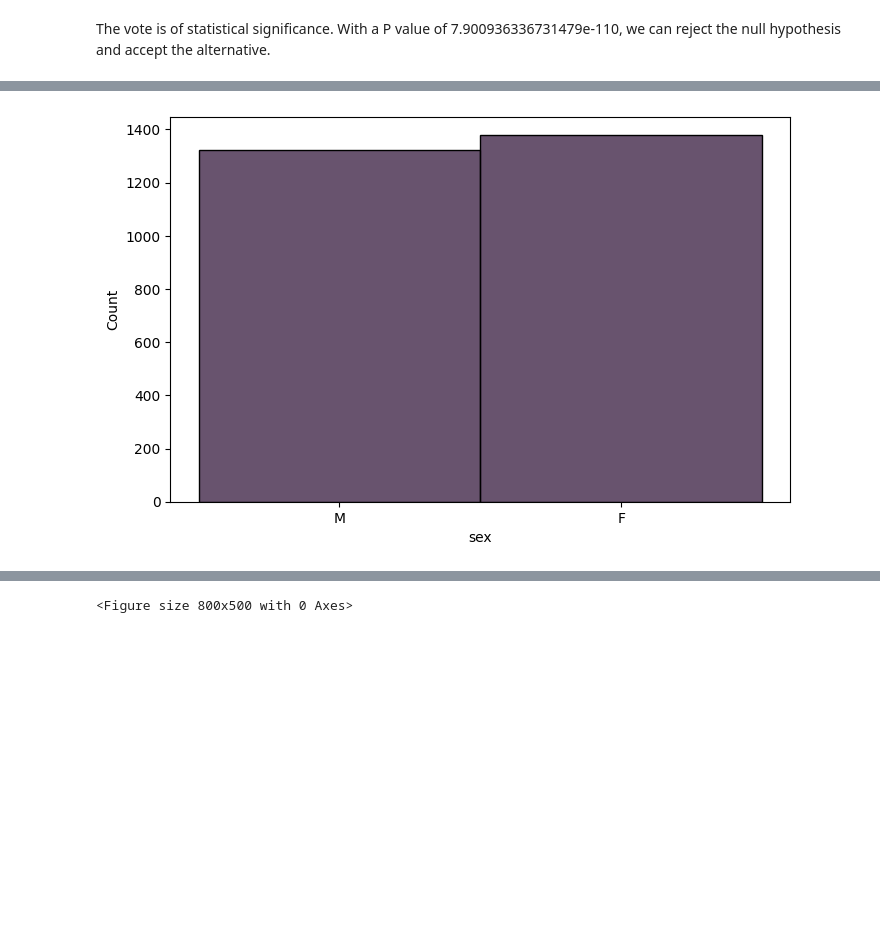
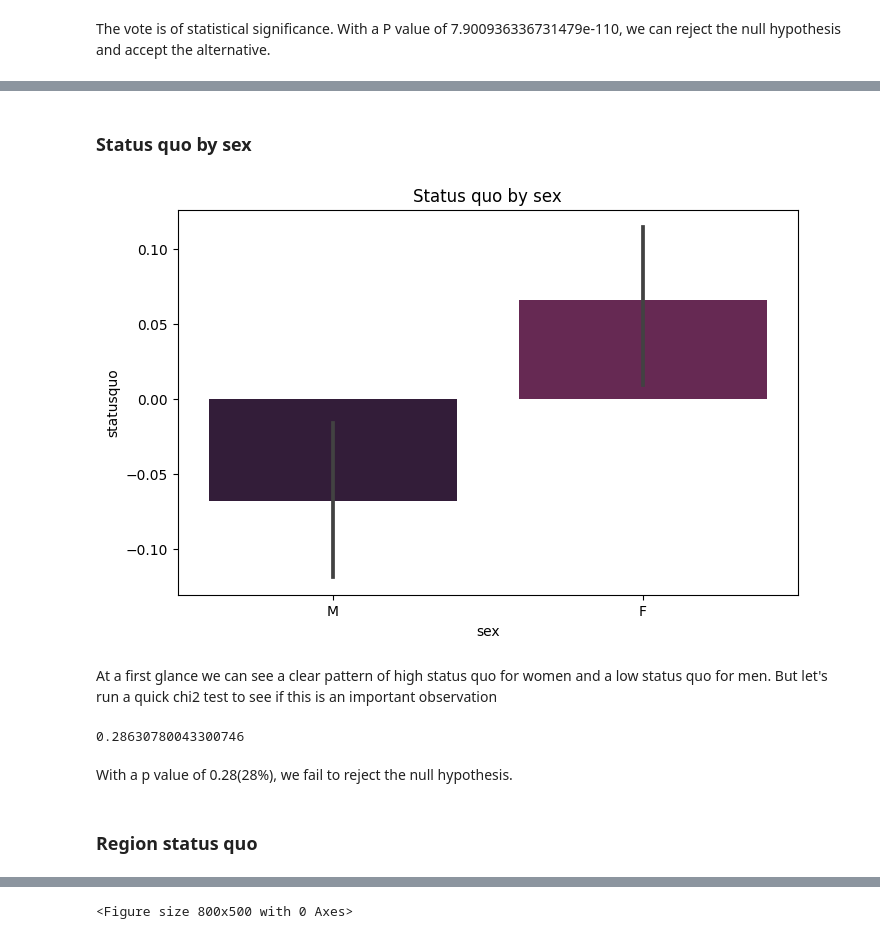
Before and after one commit to KasperLindm/Chile, a Jupyter notebook: chile_notebook.ipynb, the cells around one changed output, grey strips where cells are left out. Drawn from its saved outputs; the diff is of its cells as text; code cells hidden in the pictures; blank space fills up the shorter version.

```diff
--- a/chile_notebook.ipynb
+++ b/chile_notebook.ipynb
@@ -50,3 +60,7 @@ df.head()
 | 2 | N | 175000 | F | 38.0 | P | 15000.0 | 1.23072 | Y |
 | 3 | N | 175000 | F | 49.0 | P | 35000.0 | -1.03163 | N |
 | 4 | N | 175000 | F | 23.0 | S | 35000.0 | -1.10496 | N |
+# %%
+# Reordering educational categories
+df.education = pd.Categorical(df.education, ["P", "S", "PS"])
+df.education.value_counts()
@@ -117,6 +311,21 @@ The vote is of statistical significance. With a P value of 7.900936336731479e-11
+# %% [markdown]
+### Status quo by sex
 # %%
 fig = plt.figure(figsize=(8,5))
-sns.histplot(data=df.sex)
+sns.barplot(data=df, x="sex", y="statusquo") \
+    .set(title='Status quo by sex')
 plt.show()
 # %% [output]
-[figure, old version]
+[figure, new version]
+# %% [markdown]
+At a first glance we can see a clear pattern of high status quo for women and a low status quo for men. But let's run a quick chi2 test to see if this is an important observation
+# %%
+xt = pd.crosstab(df.statusquo, df.sex)
+p = stats.chi2_contingency(xt).pvalue
+p
+# %% [output]
+0.28630780043300746
+# %% [markdown]
+With a p value of 0.28(28%), we fail to reject the null hypothesis.
+# %% [markdown]
+### Region status quo
```
Also changed, not shown: parts of 88 cells of this notebook.
